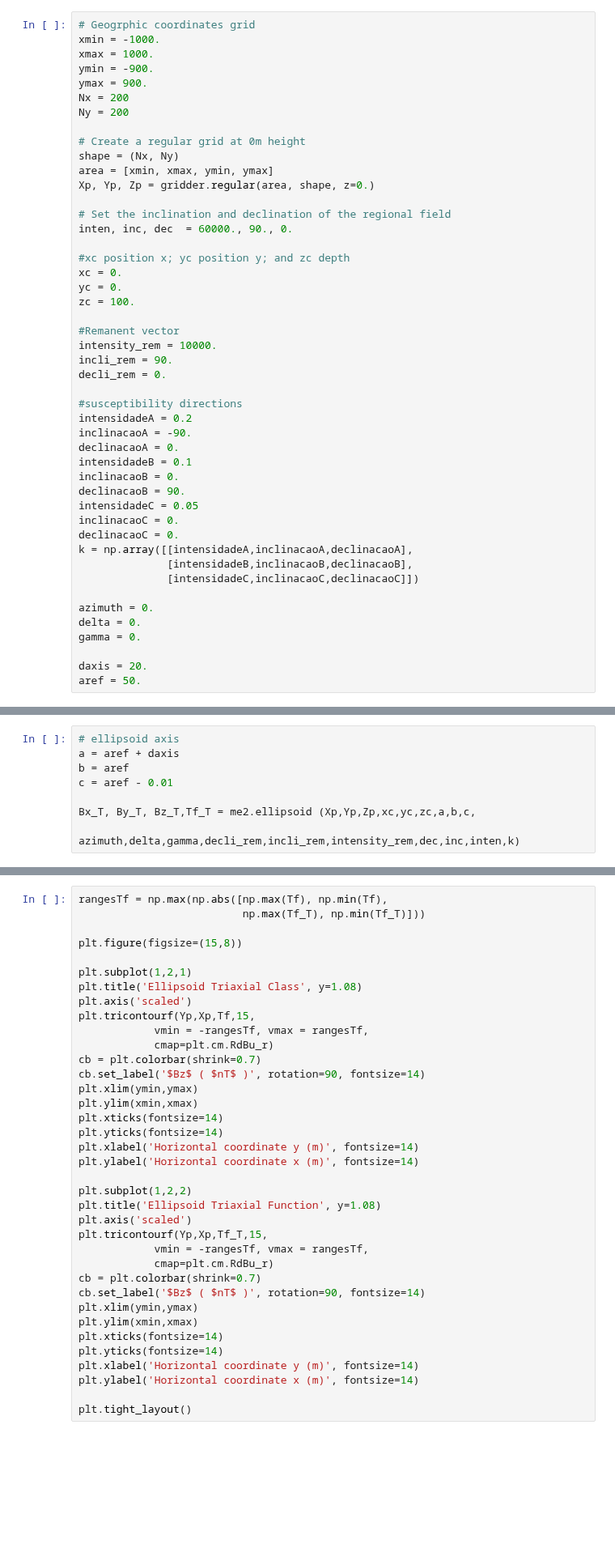
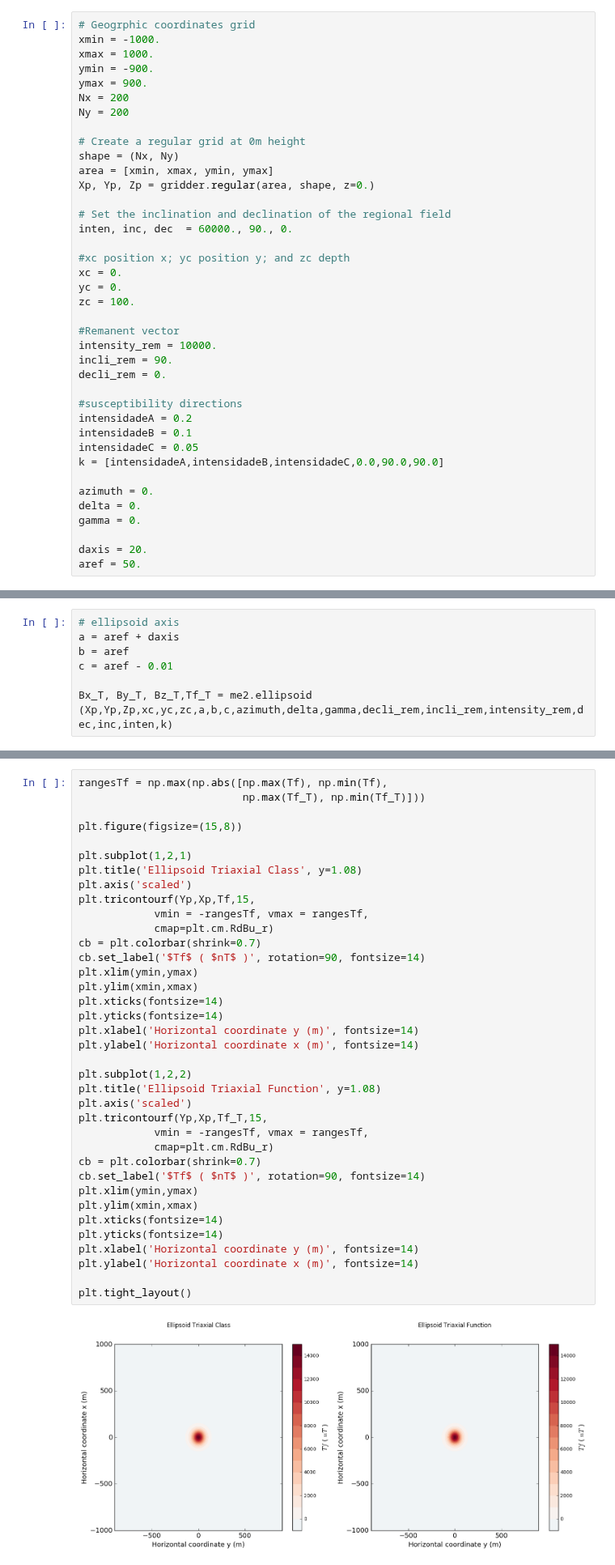
Before and after one commit to DiegoTaka/paper-magnetic-elipsoid, a Jupyter notebook: code/Comparacao_Triaxial_FAT_Def.ipynb, the cells around one changed output, grey strips where cells are left out. Shown at 81% size. Cells and saved outputs as stored; diff of their text form; blank space fills up the shorter version.

```diff
--- a/code/Comparacao_Triaxial_FAT_Def.ipynb
+++ b/code/Comparacao_Triaxial_FAT_Def.ipynb
@@ -36,17 +36,9 @@ decli_rem = 0.
 
 #susceptibility directions
 intensidadeA = 0.2
-inclinacaoA = -90.
-declinacaoA = 0.
 intensidadeB = 0.1
-inclinacaoB = 0.
-declinacaoB = 90.
 intensidadeC = 0.05
-inclinacaoC = 0.
-declinacaoC = 0.
-k = np.array([[intensidadeA,inclinacaoA,declinacaoA],
-              [intensidadeB,inclinacaoB,declinacaoB],
-              [intensidadeC,inclinacaoC,declinacaoC]])
+k = [intensidadeA,intensidadeB,intensidadeC,0.0,90.0,90.0]
 
 azimuth = 0.
 delta = 0.
@@ -62,6 +54,5 @@ a = aref + daxis
 b = aref
 c = aref - 0.01
 
-Bx_T, By_T, Bz_T,Tf_T = me2.ellipsoid (Xp,Yp,Zp,xc,yc,zc,a,b,c,
-                                       azimuth,delta,gamma,decli_rem,incli_rem,intensity_rem,dec,inc,inten,k)
+Bx_T, By_T, Bz_T,Tf_T = me2.ellipsoid (Xp,Yp,Zp,xc,yc,zc,a,b,c,azimuth,delta,gamma,decli_rem,incli_rem,intensity_rem,dec,inc,inten,k)
 # %% [output]
@@ -221,32 +213,34 @@ plt.figure(figsize=(15,8))
 
 plt.subplot(1,2,1)
 plt.title('Ellipsoid Triaxial Class', y=1.08)
 plt.axis('scaled')
 plt.tricontourf(Yp,Xp,Tf,15,
             vmin = -rangesTf, vmax = rangesTf,
             cmap=plt.cm.RdBu_r)
 cb = plt.colorbar(shrink=0.7)
-cb.set_label('$Bz$ ( $nT$ )', rotation=90, fontsize=14)
+cb.set_label('$Tf$ ( $nT$ )', rotation=90, fontsize=14)
 plt.xlim(ymin,ymax)
 plt.ylim(xmin,xmax)
 plt.xticks(fontsize=14)
 plt.yticks(fontsize=14)
 plt.xlabel('Horizontal coordinate y (m)', fontsize=14)
 plt.ylabel('Horizontal coordinate x (m)', fontsize=14)
 
 plt.subplot(1,2,2)
 plt.title('Ellipsoid Triaxial Function', y=1.08)
 plt.axis('scaled')
 plt.tricontourf(Yp,Xp,Tf_T,15,
             vmin = -rangesTf, vmax = rangesTf,
             cmap=plt.cm.RdBu_r)
 cb = plt.colorbar(shrink=0.7)
-cb.set_label('$Bz$ ( $nT$ )', rotation=90, fontsize=14)
+cb.set_label('$Tf$ ( $nT$ )', rotation=90, fontsize=14)
 plt.xlim(ymin,ymax)
 plt.ylim(xmin,xmax)
 plt.xticks(fontsize=14)
 plt.yticks(fontsize=14)
 plt.xlabel('Horizontal coordinate y (m)', fontsize=14)
 plt.ylabel('Horizontal coordinate x (m)', fontsize=14)
 
 plt.tight_layout()
+# %% [output]
+[figure, added]
```
Also changed, not shown: parts of 7 cells of this notebook, 11 other files.
